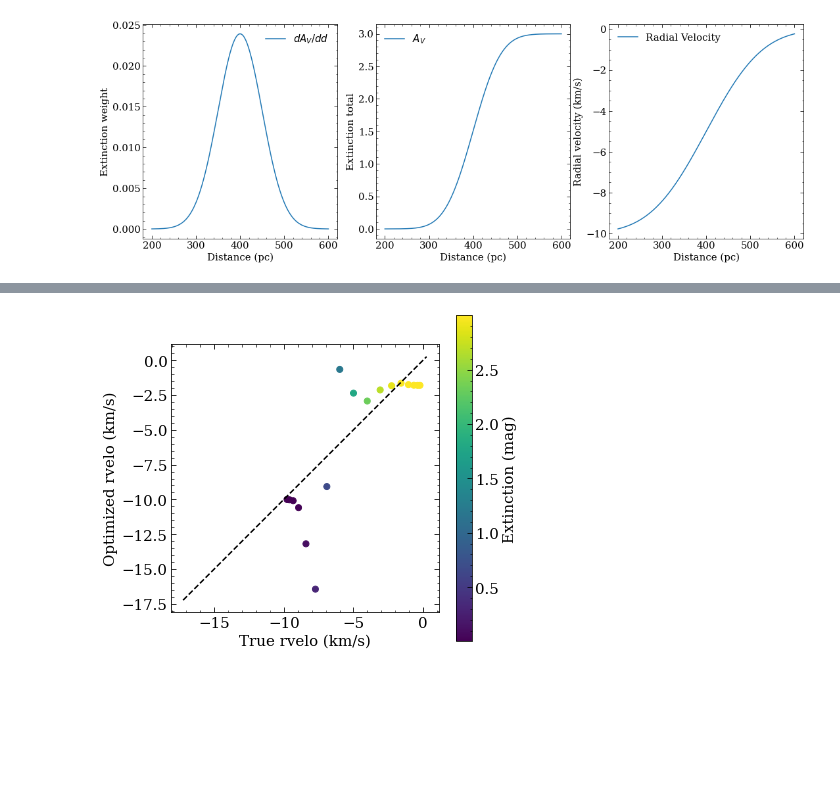
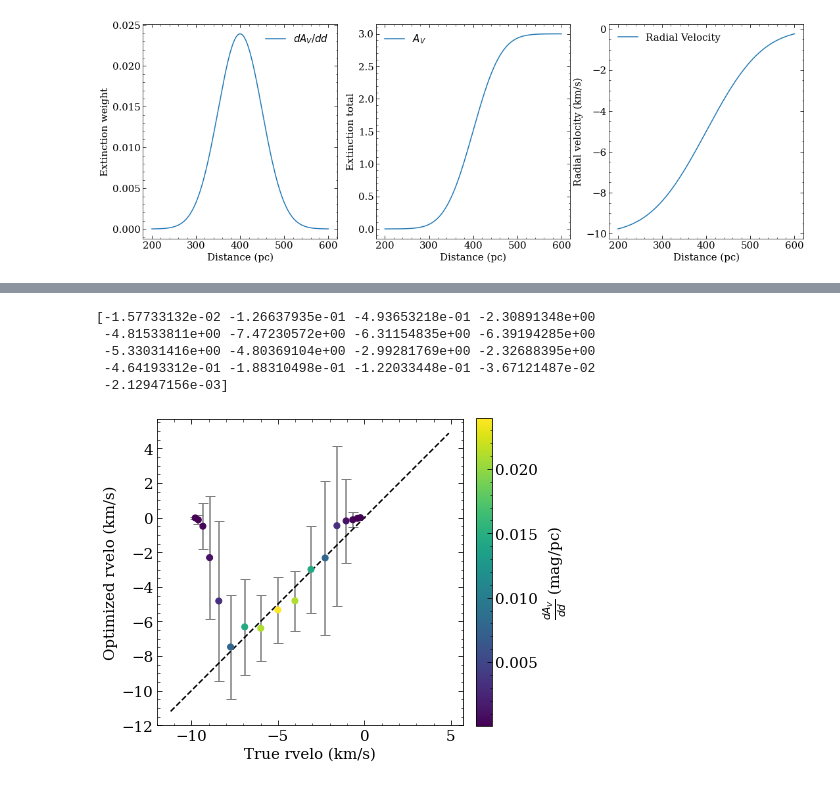
Before and after one commit to aidantmcb/DIBModeling, a Jupyter notebook: model.ipynb, the cells around one changed output, grey strips where cells are left out. Saved outputs shown, nothing was run; the diff lists cells and outputs as text; code cells hidden in the pictures; blank space fills up the shorter version.

Commit message:
marginally successful results at mcmc dib modeling

```diff
--- a/model.ipynb
+++ b/model.ipynb
@@ -124,20 +143,20 @@ signal_resolution = len(signal_dist)
 # %%
 def get_signal(distance, v, a = np.copy(kt_extinction)):
     a[kt_dist > distance] = 0
-    amp = -amplitude(a, dd = 25)
+    amp = -amplitude(a, dd)
     x = np.tile(wavs, (len(v), 1))
     vshift = dopplershift(v)
     voxel_signal = np.exp(-(x - vshift[:, np.newaxis])**2 / (2 * sigma0**2))
-    # voxel_signal =  voxel_signal * -a[:, np.newaxis] * 2.5
     voxel_signal = voxel_signal * amp[:, np.newaxis]
     return np.sum(voxel_signal, axis = 0)
     # return voxel_signal
 
 v0 = - 10 *  np.ones(len(kt_dist))
-# v0 = signal_rvelo
+# v0 = -10 + np.arange(len(kt_dist))
+v0 = - 5 * np.ones(len(kt_dist))
+# v0 = (10/17) * (np.arange(len(kt_dist))) - 10
+v0 = 0 *  np.ones(len(kt_dist))
 
-# plt.plot(wavs, get_signal(400, v0,np.copy(kt_extinction) ))
-# plt.plot(wavs, get_signal(600, v0, np.copy(kt_extinction)))
 
 def SIGNALS(d, v):
     signals = np.zeros((len(d), len(wavs)))
@@ -147,13 +166,13 @@ def SIGNALS(d, v):
     return signals
 
 true_sig = SIGNALS(kt_dist, signal_rvelo)
-true_sig = true_sig + np.random.normal(0, 1/50, true_sig.shape)
+# true_sig = true_sig + np.random.normal(0, 1/100, true_sig.shape)
 sig = SIGNALS(kt_dist, v0)
 
 
-norm = matplotlib.colors.Normalize(0, np.max(np.cumsum(kt_extinction * dd)))
+normalize = matplotlib.colors.Normalize(0, np.max(np.cumsum(kt_extinction * dd)))
 cmap = matplotlib.cm.magma
-cmappable = matplotlib.cm.ScalarMappable(norm = norm, cmap = cmap)
+cmappable = matplotlib.cm.ScalarMappable(norm = normalize, cmap = cmap)
 colors = cmap(np.linspace(0,1,len(sig)))
 
 
@@ -164,7 +183,10 @@ for i in range(len(sig)):
     # ax.plot(wavs, true_sig[i, :], linestyle = 'dashed', color = mod.get_color())
     # ax.plot(wavs, true_sig[i, :], linestyle = 'dashed', color = mod.get_color())
 
-ax.plot((lambda0, lambda0), ax.get_ylim(), linestyle = 'dashed', color = 'grey', alpha = 0.8)
+# ax.plot((lambda0, lambda0), ax.get_ylim(), linestyle = 'dashed', color = 'grey', alpha = 0.8)
+ds = dopplershift(-5)
+ax.plot((ds, ds), ax.get_ylim(), linestyle = 'dashed', color = 'grey', alpha = 0.8)
+
 
 ax.legend((ax.get_lines()[0],ax.get_lines()[-1]), ['Actual w/ added noise', '$\lambda_0$'], loc = 'lower left')
 ax.set_xlabel('Wavelength ($\AA$)')
@@ -177,31 +204,40 @@ plt.show()
 # %%
-
-
 def minimize_this(v, dist = kt_dist, true_signal = true_sig):
     sig = SIGNALS(dist, v)
-    return np.sum(np.power(sig - true_signal, 2))
-from scipy.optimize import minimize
+    return np.sum(np.power(sig - true_signal, 2)) # add noise to chi2 calculation
 
-iters = 100
+iters = 35
 result = np.zeros((iters, len(v0)))
 
-for i in range(iters):
+for i in tqdm.tqdm(range(iters)):
     true_sig = SIGNALS(kt_dist, signal_rvelo)
     true_sig = true_sig + np.random.normal(0, 1/100, true_sig.shape)
     minimized = minimize(minimize_this, v0, args = (kt_dist, true_sig))
     result[i, :] = minimized.x
 # %%
+v_avg = np.median(result, axis = 0)
+print(v_avg)
+v_std = np.std(result, axis = 0, ddof = 1)
+
 fig, ax = plt.subplots(figsize = (6,6))
-points = ax.scatter(signal_rvelo, minimized.x, c = np.cumsum(kt_extinction) * dd )
+ax.errorbar(signal_rvelo, v_avg, yerr = v_std, fmt = '.', color = 'grey', capsize = 5)
+points = ax.scatter(signal_rvelo,v_avg, c = kt_extinction , zorder = 3)
+
+# points = ax.scatter(signal_rvelo,v_avg, c = np.cumsum(kt_extinction) * dd , zorder = 3)
 
 axlims = np.ravel([ax.get_xlim(), ax.get_ylim()])
 min = np.min(axlims)
 max = np.max(axlims)
 ax.plot((min, max), (min, max), linestyle = 'dashed', color = 'k')
 ax.set_aspect('equal')
 ax.set_xlabel('True rvelo (km/s)')
 ax.set_ylabel('Optimized rvelo (km/s)')
-fig.colorbar(points , label = 'Extinction (mag)')
+fig.colorbar(points , label = r'$\frac{dA_V}{dd}$ (mag/pc)', fraction=0.046, pad=0.04)
 plt.show()
 # %% [output]
+[-1.57733132e-02 -1.26637935e-01 -4.93653218e-01 -2.30891348e+00
+ -4.81533811e+00 -7.47230572e+00 -6.31154835e+00 -6.39194285e+00
+ -5.33031416e+00 -4.80369104e+00 -2.99281769e+00 -2.32688395e+00
+ -4.64193312e-01 -1.88310498e-01 -1.22033448e-01 -3.67121487e-02
+ -2.12947156e-03]
-[figure, old version]
+[figure, new version]
```
Also changed, not shown: parts of 13 cells of this notebook, 1 other file.
